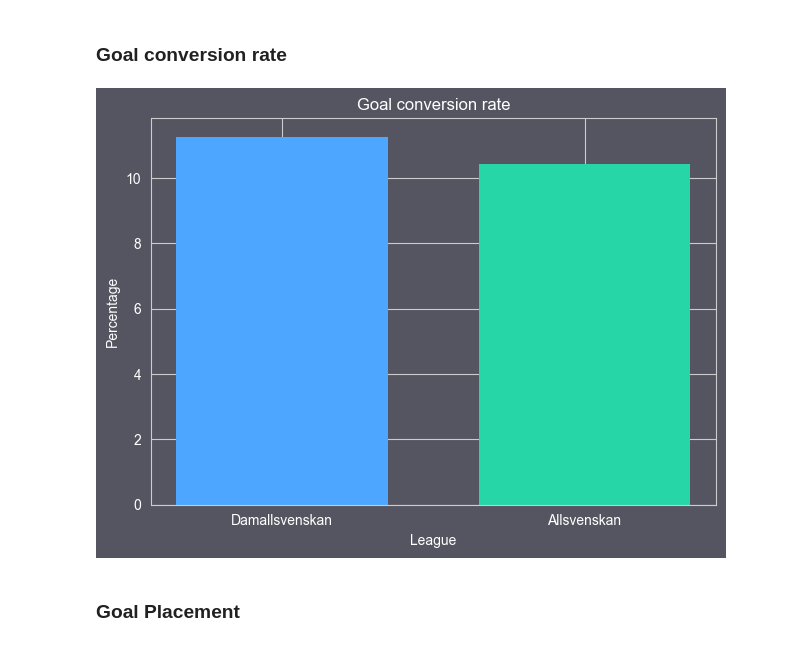
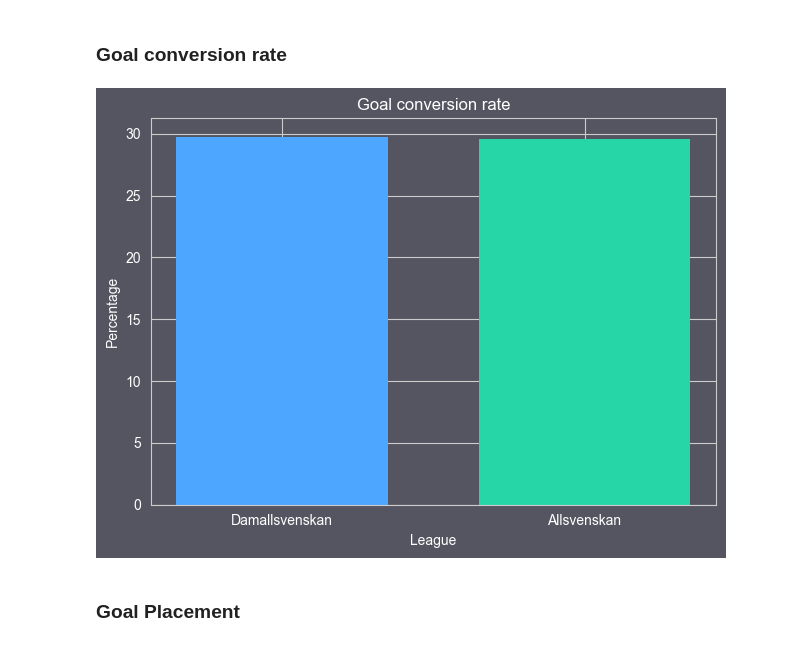
Before and after one commit to G4din/Examensarbete-PlaymakerAI, a Jupyter notebook: simple_stats.ipynb, the cells around one changed output. Cells and saved outputs as stored; diff of their text form; code cells hidden in the pictures.

```diff
--- a/simple_stats.ipynb
+++ b/simple_stats.ipynb
@@ -141,35 +143,51 @@ goal_conversion_rate_allsvenskan = goal_count_allsvenskan / shot_count_allsvensk
+# %%
+# Count the number of shots in total for all teams for each season
+shots_damallsvenskan = damallsvenskan_all_df[damallsvenskan_all_df['action'] == 'Shot'].shape[0]
+shots_off_target_damallsvenskan = damallsvenskan_all_df[damallsvenskan_all_df['action'] == 'Wide shot'].shape[0]
+goal_count_damallsvenskan = damallsvenskan_all_df[damallsvenskan_all_df['action'] == 'Goal'].shape[0]
+
+shots_allsvenskan = allsvenskan_all_df[allsvenskan_all_df['action'] == 'Shot'].shape[0]
+shots_off_target_allsvenskan = allsvenskan_all_df[allsvenskan_all_df['action'] == 'Wide shot'].shape[0]
+goal_count_allsvenskan = allsvenskan_all_df[allsvenskan_all_df['action'] == 'Goal'].shape[0]
+
+# Percentage of shots on target that are goals
+shots_on_target_damallsvenskan = (shots_damallsvenskan - shots_off_target_damallsvenskan)
+shots_on_target_allsvenskan = (shots_allsvenskan - shots_off_target_allsvenskan)
+
+percentage_goals_damallsvenskan = goal_count_damallsvenskan / shots_on_target_damallsvenskan * 100
+percentage_goals_allsvenskan = goal_count_allsvenskan / shots_on_target_allsvenskan * 100
 # %%
 # Plot the data
 sns.set_style("whitegrid")
 fig, ax = plt.subplots(facecolor='#545560')  # Set the background color of the figure to gray
 index = np.array([0, 1])
 bar_width = 0.7
 opacity = 1
 
-rects1 = plt.bar(index[0], goal_conversion_rate_damallsvenskan, bar_width,
+rects1 = plt.bar(index[0], percentage_goals_damallsvenskan, bar_width,
                 alpha=opacity,
                 color='#4da6ff',
                 label='Damallsvenskan',
                 edgecolor='none')  # Add edgecolor to the bar
 
-rects2 = plt.bar(index[1], goal_conversion_rate_allsvenskan, bar_width,
+rects2 = plt.bar(index[1], percentage_goals_allsvenskan, bar_width,
                 alpha=opacity,
                 color='#27d6a7',
                 label='Allsvenskan',
                 edgecolor='none')  # Add edgecolor to the bar
 
 # Set the background color of the plot area to gray
 ax.set_facecolor('#545560')
 
 plt.xlabel('League', color='white')  # Set the text color for the x-axis label to white
 plt.ylabel('Percentage', color='white')  # Set the text color for the y-axis label to white
 plt.title('Goal conversion rate', color='white')  # Set the text color for the title to white
 plt.xticks(index, ('Damallsvenskan', 'Allsvenskan'), color='white')  # Set the text color for the x-axis ticks to white
 plt.yticks(color='white')  # Set the text color for the y-axis ticks to white
 plt.tight_layout()
 plt.show()
 # %% [output]
-[figure, old version]
+[figure, new version]
 # %% [markdown]
 ### Goal Placement
 # %% [markdown]
```
Also changed, not shown: parts of 14 cells of this notebook.
